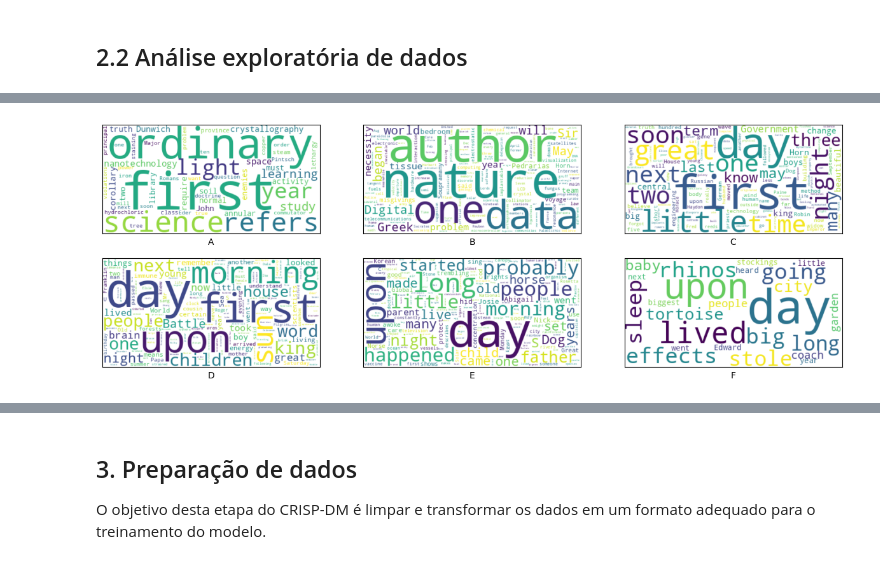
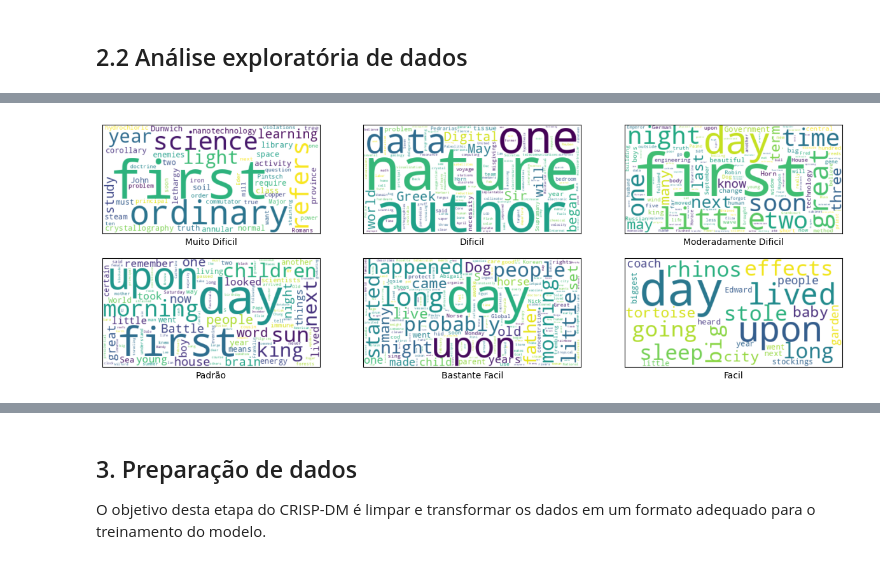
Before and after one commit to gomesluiz/nlp-for-fun, a Jupyter notebook: u4-02-hands-on-1-classificacao-de-texto-1-commonlit-readability.ipynb, the cells around one changed output, grey strips where cells are left out. Cells and saved outputs as stored; diff of their text form; code cells hidden in the pictures.

```diff
--- a/u4-02-hands-on-1-classificacao-de-texto-1-commonlit-readability.ipynb
+++ b/u4-02-hands-on-1-classificacao-de-texto-1-commonlit-readability.ipynb
@@ -87,19 +168,16 @@ O modelo de predição será desenvolvido a partir de uma base de dados utilizad
 # %% [markdown]
 ### 2.1 Coleta de dados
 # %%
-# Importa o pacote pandas.
-import pandas as pd
+# URL para download dos dados de treinamento.
+URL_PATH = (
+    "https://raw.githubusercontent.com/gomesluiz/"
+    "commonlit-readability-predicting/main/datasets/train.csv"
+)
 
-# Executa o download dos dados de treinamento do modelo. Apenas as colunas
-# excerpt e target são lidas.
-URL_PATH = "https://raw.githubusercontent.com/gomesluiz/\
-commonlit-readability-predicting/main/datasets/train.csv"
+# Leitura das colunas 'excerpt' e 'target' do arquivo CSV.
+trechos = pd.read_csv(URL_PATH, usecols=["excerpt", "target"])
 
-trechos  = pd.read_csv(URL_PATH, usecols=["excerpt", "target"])
-
-# Renomeia as colunas do conjunto de dados.
+# Renomeia as colunas para 'trecho' e 'legibilidade'.
 trechos.columns = ["trecho", "legibilidade"]
-
-# Exibe os cinco primeiros registros.
-trechos.head()
+print(formata_msg("INFO", f"Estatística da coluna legibilidade:\n{trechos['legibilidade'].describe()}"))
 # %% [output]
@@ -111,0 +194,11 @@ trechos.head()
+# %%
+# Categoriza a coluna 'legibilidade' com base em intervalos de valores.
+legibilidade_categoria=["Muito Dificil", "Dificil", "Moderadamente Dificil", "Padrão", "Bastante Facil", "Facil"]
+trechos["legibilidade_categoria"] = pd.cut(
+    trechos["legibilidade"],
+    bins=[-4.00, -3.00, -2.00, -1.00, 0.00, 1.00, 2.00],
+    labels=legibilidade_categoria,
+)
+
+# Exibe os dez primeiros registros do DataFrame.
+trechos.head(10)
@@ -148,27 +234,24 @@ _ = plt.ylim(-4, 2)
 # %%
-from wordcloud import WordCloud
-
-
 linhas, colunas = 2, 3
 conta_linha, conta_coluna = 0, 0
 fig, ax = plt.subplots(linhas, colunas, sharex='col', sharey='row', figsize=(15, 5))
 
-trechos["legibilidade_categoria"] = pd.cut(trechos["legibilidade"], bins=[-4, -3, -2, -1, 0, 1, 2], labels=["A", "B", "C", "D", "E", "F"])
-for intervalo in ["A", "B", "C", "D", "E", "F"]:
 
-  textos = trechos[(trechos.legibilidade_categoria == intervalo)].trecho
+for categoria in legibilidade_categoria:
+  textos = trechos[(trechos.legibilidade_categoria == categoria)].trecho
   words  = " ".join([texto.split()[1] for texto in textos])
+
   word_cloud = WordCloud(collocations = False, background_color = 'white').generate(words)
   ax[conta_linha, conta_coluna].imshow(word_cloud, interpolation='bilinear')
   ax[conta_linha, conta_coluna].set_xticks(())
   ax[conta_linha, conta_coluna].set_yticks(())
-  ax[conta_linha, conta_coluna].set(xlabel=intervalo)
+  ax[conta_linha, conta_coluna].set(xlabel=categoria)
 
   conta_coluna += 1
   if conta_coluna > 2:
     conta_linha = conta_linha + 1
     conta_coluna = 0
 
 plt.show()
 # %% [output]
-[figure, old version]
+[figure, new version]
```
Also changed, not shown: parts of 26 cells of this notebook.
